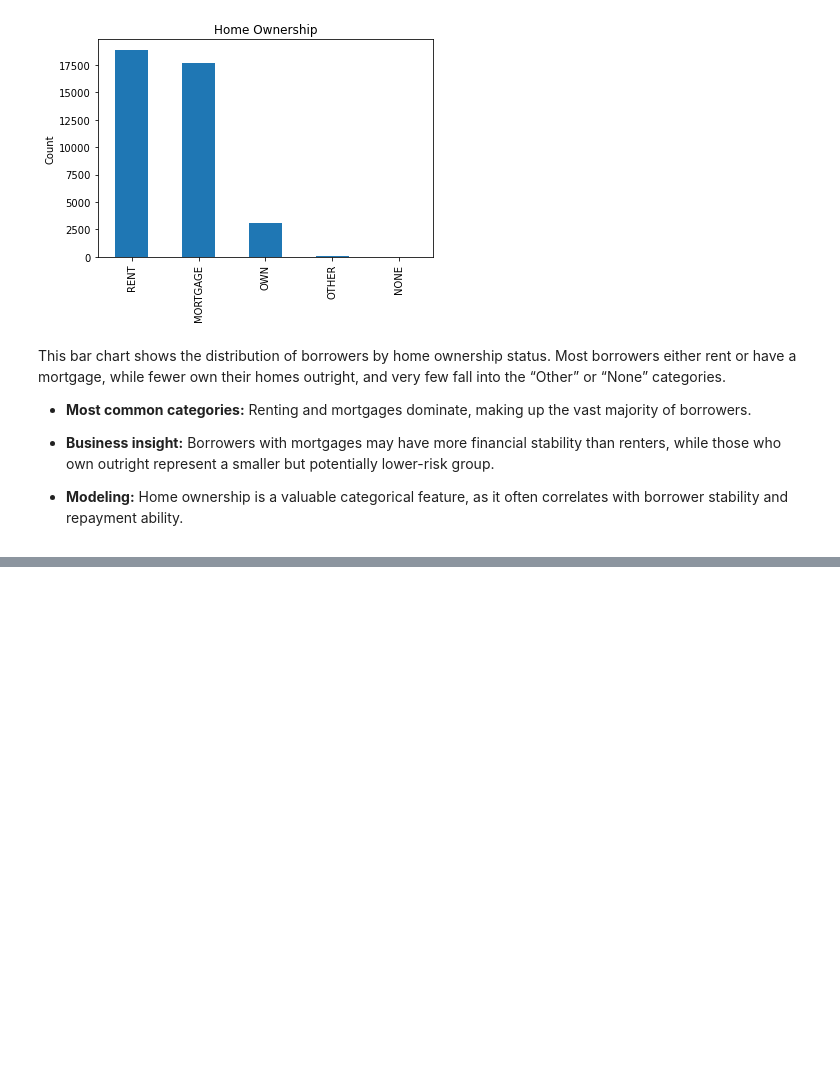
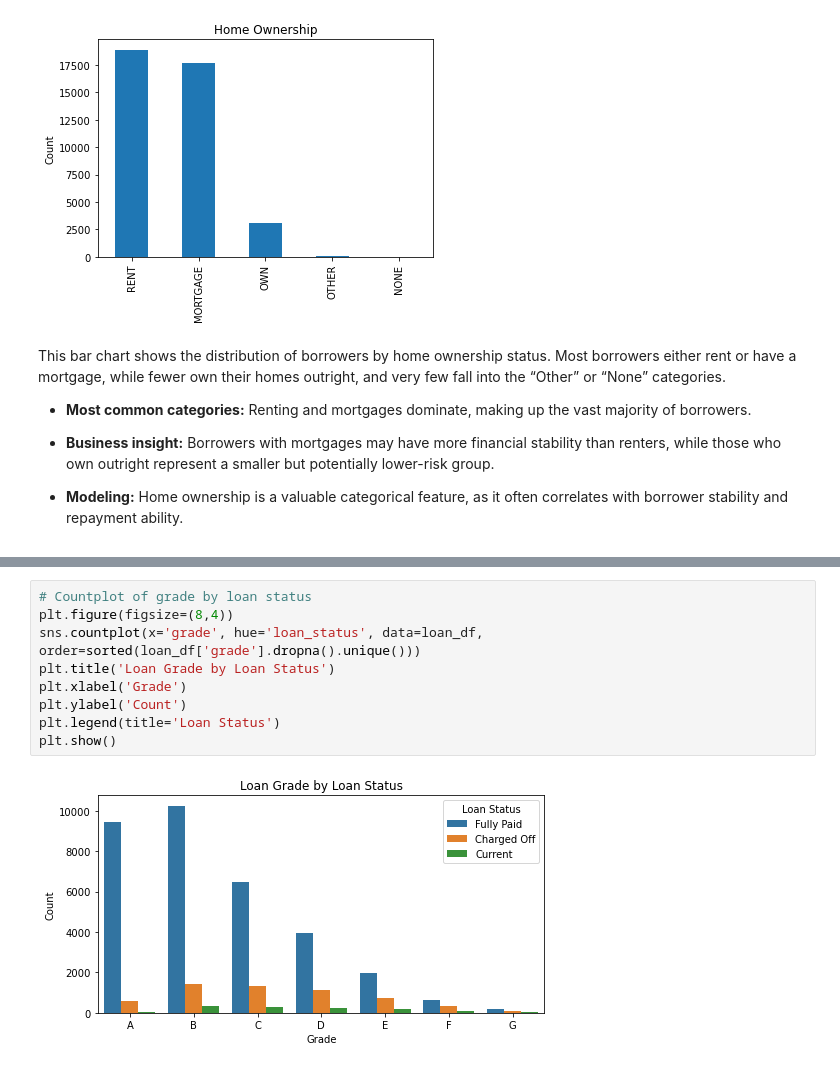
Before and after one commit to KweyuV/Digitizing-Loan-Approvals-for-Financial-Inclusion, a Jupyter notebook: Loan_approval_final.ipynb, the cells around one changed output, grey strips where cells are left out. Cells and saved outputs as stored; diff of their text form; blank space fills up the shorter version.

```diff
--- a/Loan_approval_final.ipynb
+++ b/Loan_approval_final.ipynb
@@ -310,0 +328,11 @@ This bar chart shows the distribution of borrowers by home ownership status. Mos
+# %%
+# Countplot of grade by loan status
+plt.figure(figsize=(8,4))
+sns.countplot(x='grade', hue='loan_status', data=loan_df, order=sorted(loan_df['grade'].dropna().unique()))
+plt.title('Loan Grade by Loan Status')
+plt.xlabel('Grade')
+plt.ylabel('Count')
+plt.legend(title='Loan Status')
+plt.show()
+# %% [output]
+[figure, added]
```
Also changed, not shown: parts of 7 cells of this notebook.
